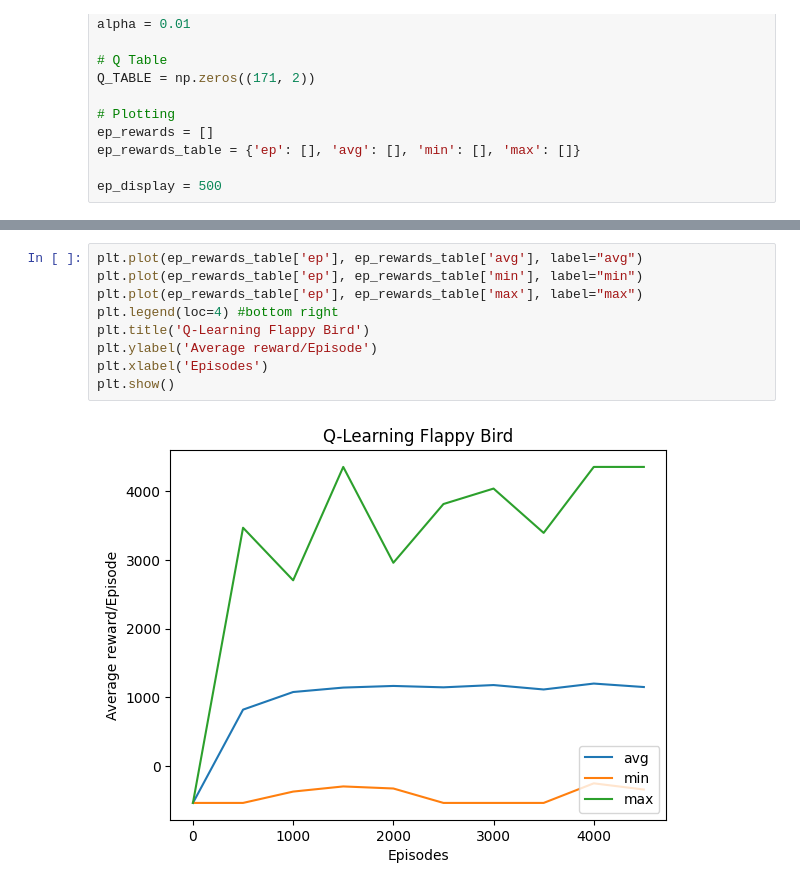
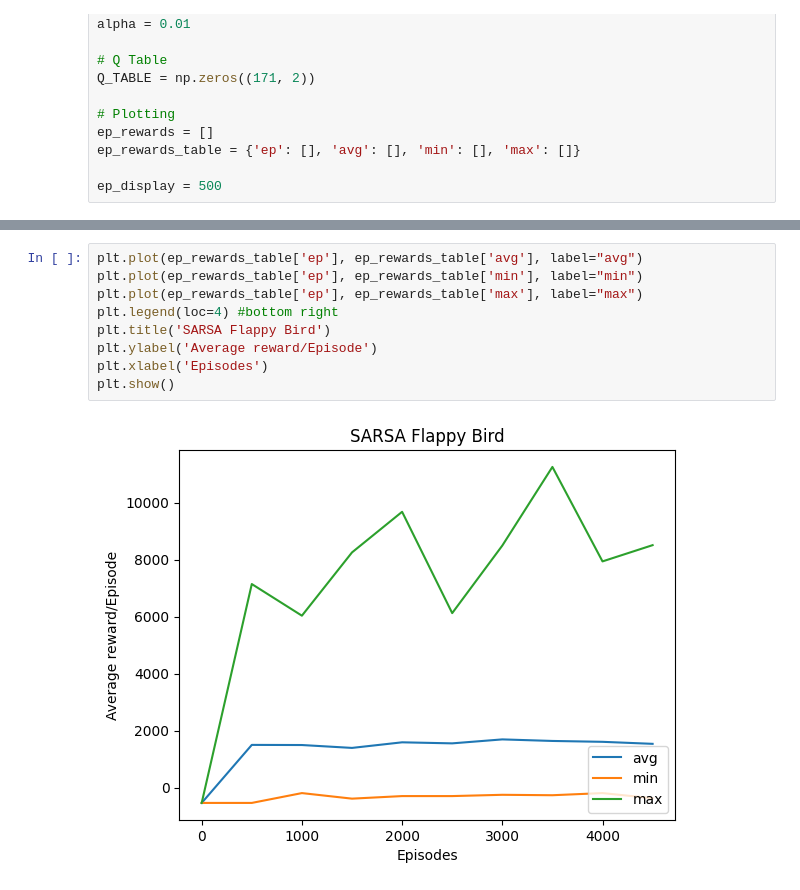
Before and after one commit to julian-wei213/Reinforcement-Learning-Project, a Jupyter notebook: SARSA.ipynb, the cells around one changed output, grey strips where cells are left out. Cells and saved outputs as stored; diff of their text form.

```diff
--- a/SARSA.ipynb
+++ b/SARSA.ipynb
@@ -163,11 +160,11 @@ Episode:4500 avg:1151.6 min:-340 max:4355
 # %%
 plt.plot(ep_rewards_table['ep'], ep_rewards_table['avg'], label="avg")
 plt.plot(ep_rewards_table['ep'], ep_rewards_table['min'], label="min")
 plt.plot(ep_rewards_table['ep'], ep_rewards_table['max'], label="max")
 plt.legend(loc=4) #bottom right
-plt.title('Q-Learning Flappy Bird')
+plt.title('SARSA Flappy Bird')
 plt.ylabel('Average reward/Episode')
 plt.xlabel('Episodes')
 plt.show()
 # %% [output]
-[figure, old version]
+[figure, new version]
```
Also changed, not shown: parts of 2 cells of this notebook, 1 other file.
